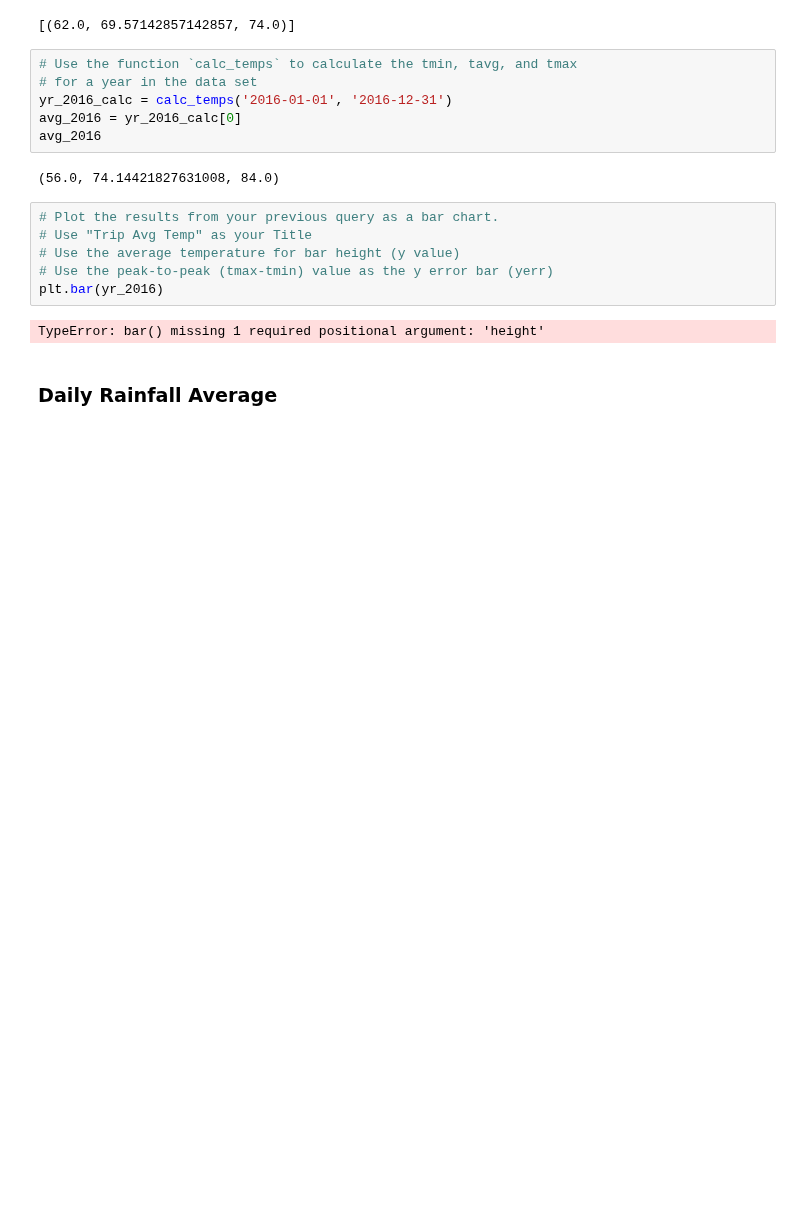
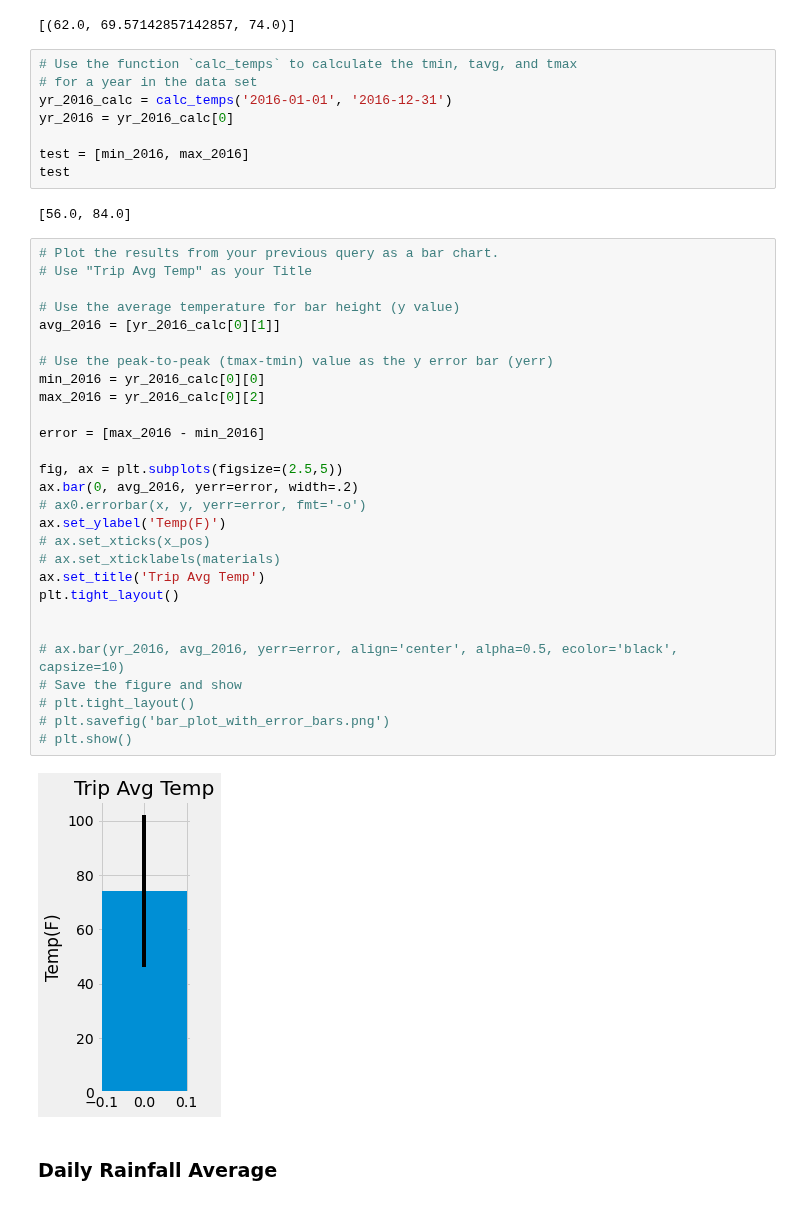
Before and after one commit to jjwilliams11/sqlalchemy-challenge, a Jupyter notebook: temp_analysis_bonus_2_starter.ipynb, the cells around one changed output. Saved outputs shown, nothing was run; the diff lists cells and outputs as text; blank space fills up the shorter version.

Commit message:
Working on formating in 1st plot in bonus 2

```diff
--- a/temp_analysis_bonus_2_starter.ipynb
+++ b/temp_analysis_bonus_2_starter.ipynb
@@ -62,18 +62,42 @@ print(calc_temps('2012-02-28', '2012-03-05'))
 # Use the function `calc_temps` to calculate the tmin, tavg, and tmax
 # for a year in the data set
 yr_2016_calc = calc_temps('2016-01-01', '2016-12-31')
-avg_2016 = yr_2016_calc[0]
-avg_2016
+yr_2016 = yr_2016_calc[0]
+
+test = [min_2016, max_2016]
+test
 # %% [output]
-(56.0, 74.14421827631008, 84.0)
+[56.0, 84.0]
 # %%
 # Plot the results from your previous query as a bar chart.
 # Use "Trip Avg Temp" as your Title
+
 # Use the average temperature for bar height (y value)
+avg_2016 = [yr_2016_calc[0][1]]
+
 # Use the peak-to-peak (tmax-tmin) value as the y error bar (yerr)
-plt.bar(yr_2016)
+min_2016 = yr_2016_calc[0][0]
+max_2016 = yr_2016_calc[0][2]
+
+error = [max_2016 - min_2016]
+
+fig, ax = plt.subplots(figsize=(2.5,5))
+ax.bar(0, avg_2016, yerr=error, width=.2)
+# ax0.errorbar(x, y, yerr=error, fmt='-o')
+ax.set_ylabel('Temp(F)')
+# ax.set_xticks(x_pos)
+# ax.set_xticklabels(materials)
+ax.set_title('Trip Avg Temp')
+plt.tight_layout()
+
+
+# ax.bar(yr_2016, avg_2016, yerr=error, align='center', alpha=0.5, ecolor='black', capsize=10)
+# Save the figure and show
+# plt.tight_layout()
+# plt.savefig('bar_plot_with_error_bars.png')
+# plt.show()
 # %% [output]
-TypeError: bar() missing 1 required positional argument: 'height'
+[figure, added]
 # %% [markdown]
 ### Daily Rainfall Average
 # %%
```
Also changed, not shown: parts of 1 cell of this notebook.
